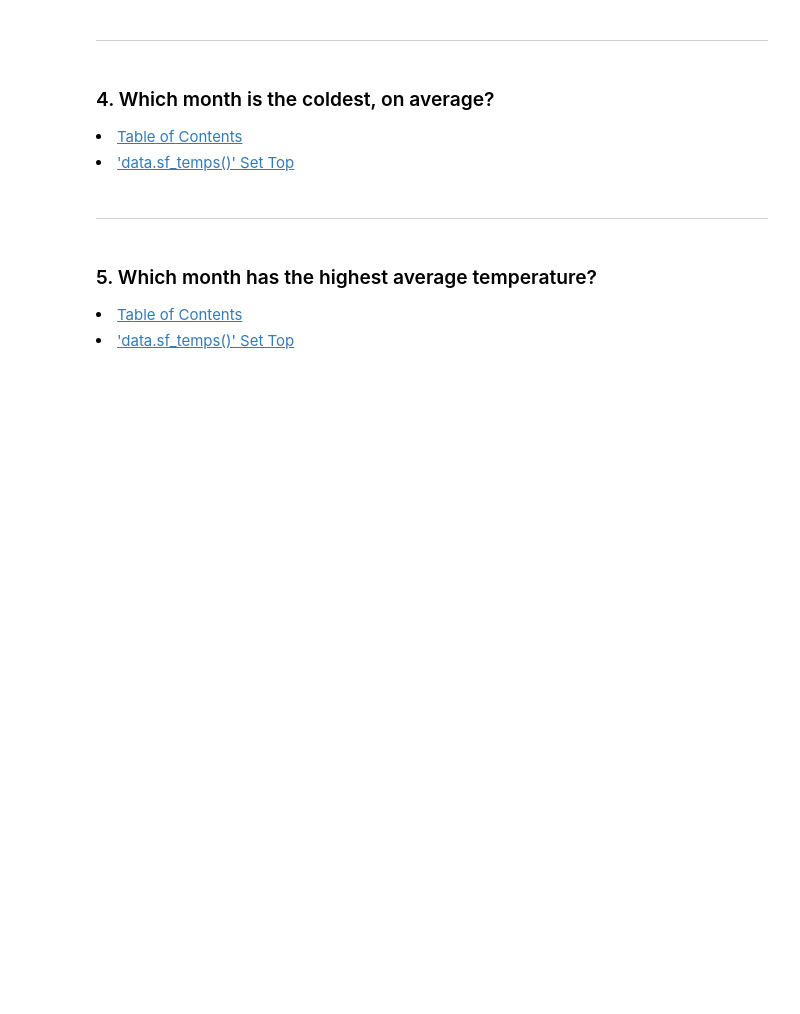
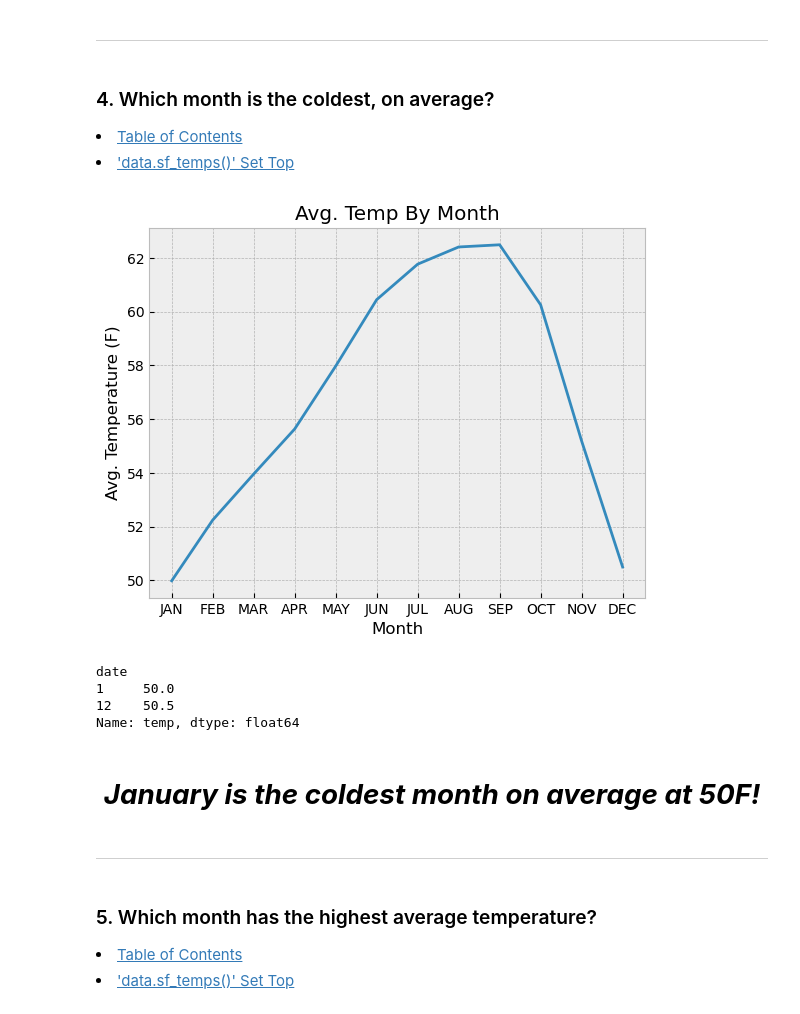
Before and after one commit to Jared-Wood135/time-series-exercises, a Jupyter notebook: working_with_time_series_data.ipynb, the cells around one changed output. Cells and saved outputs as stored; diff of their text form; code cells hidden in the pictures; blank space fills up the shorter version.

```diff
--- a/working_with_time_series_data.ipynb
+++ b/working_with_time_series_data.ipynb
@@ -88,6 +132,28 @@ Use the above dataset for the following exercises:
 
 <li><a href='#TableOfContents'>Table of Contents</a></li>
 <li><a href='#set1'>'data.sf_temps()' Set Top</a></li>
+# %%
+with plt.style.context('bmh'):
+    sf_temps.groupby(sf_temps.date.dt.month)['temp'].mean().plot()
+    plt.title('Avg. Temp By Month')
+    plt.xlabel('Month')
+    plt.xticks([1, 2, 3, 4, 5, 6, 7, 8, 9, 10, 11, 12], ['JAN', 'FEB', 'MAR', 'APR', 'MAY', 'JUN', 'JUL', 'AUG', 'SEP', 'OCT', 'NOV', 'DEC'])
+    plt.ylabel('Avg. Temperature (F)')
+    plt.show()
+# %% [output]
+[figure, added]
+# %%
+sf_temps.groupby(sf_temps.date.dt.month)['temp'].mean().sort_values(ascending=True).round(1).head(2)
+# %% [output]
+date
+1     50.0
+12    50.5
+Name: temp, dtype: float64
+# %% [markdown]
+<h1 style='text-align: center'>
+    <b><i>
+        January is the coldest month on average at 50F!
+</i></b></h1>
 # %% [markdown]
 ---
 # %% [markdown]
```
Also changed, not shown: parts of 23 cells of this notebook.
